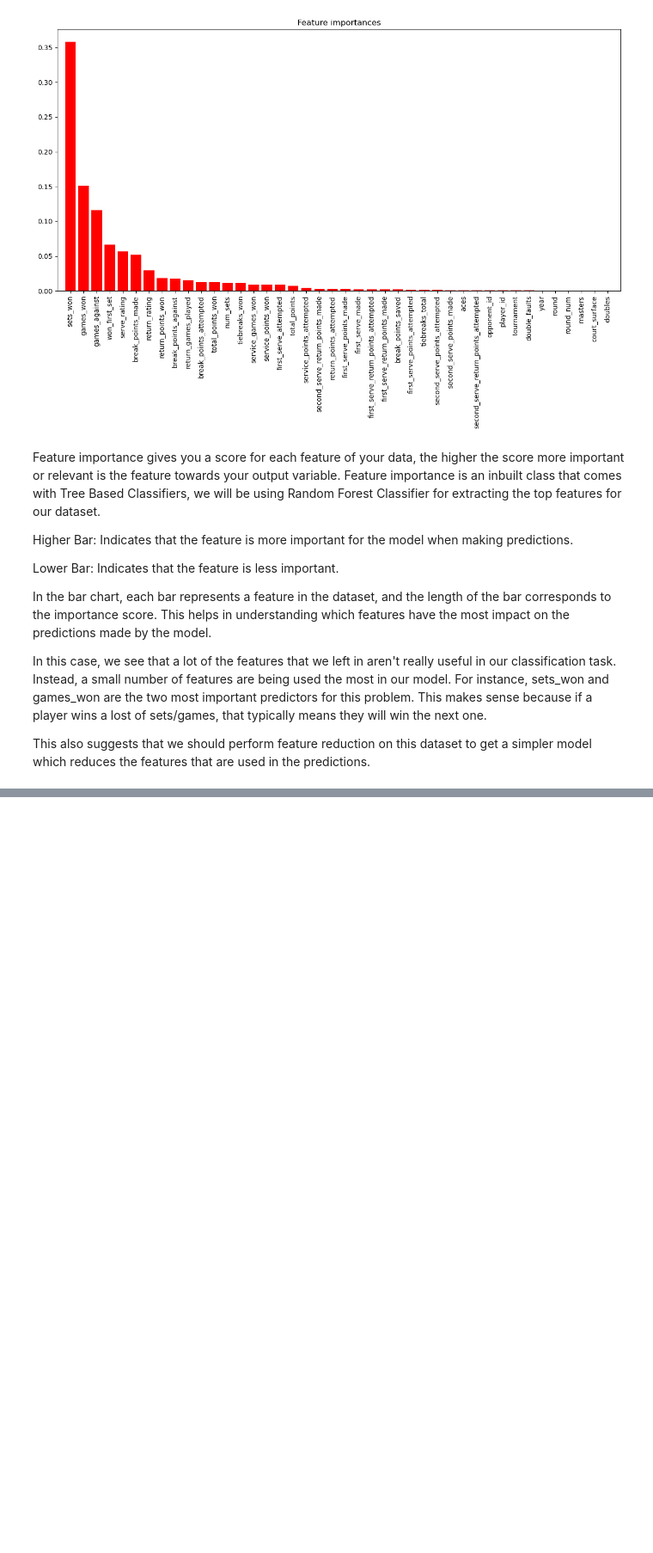
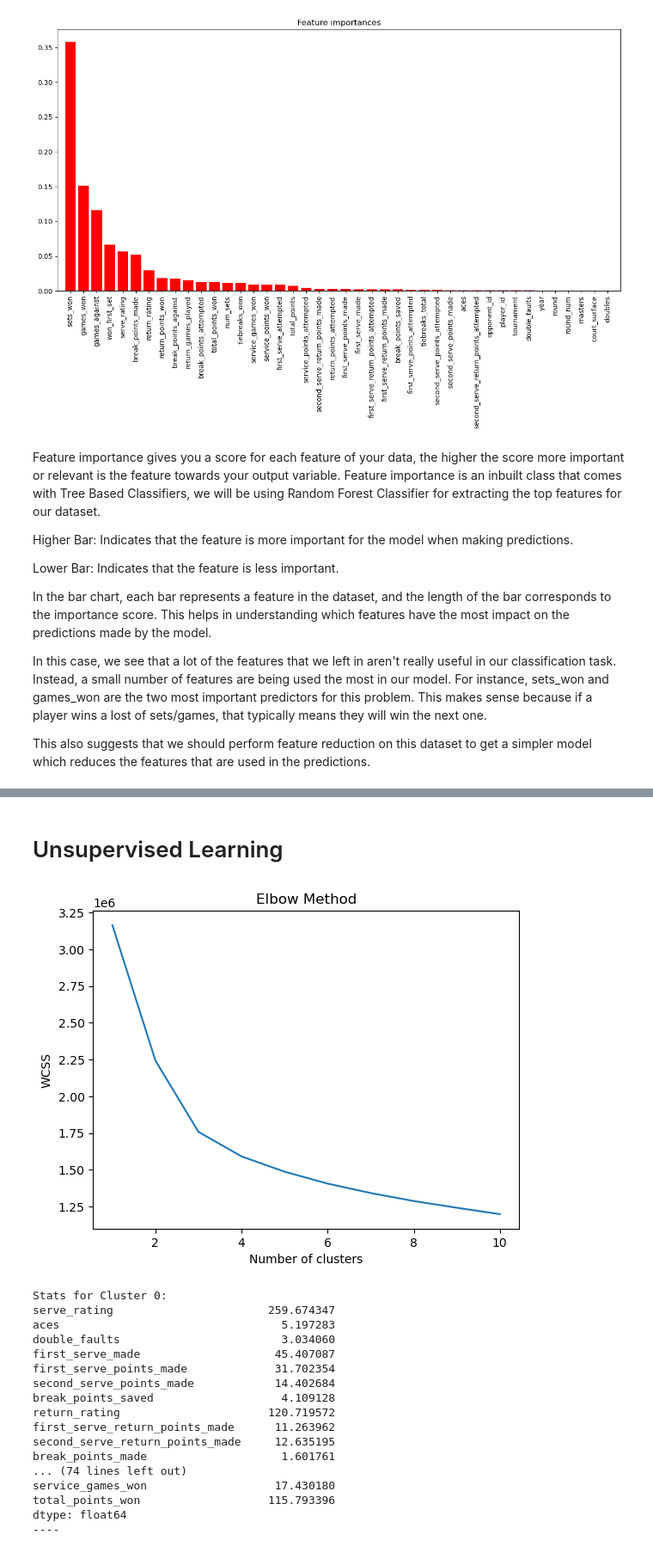
Before and after one commit to sujayjag/MLProjectCode, a Jupyter notebook: Tennis Dataset Model.ipynb, the cells around one changed output, grey strips where cells are left out. Shown: that part at 86% size. Saved outputs shown, nothing was run; the diff lists cells and outputs as text; code cells hidden in the pictures; blank space fills up the shorter version.

Commit message:
added xgboost and K-means clustering

```diff
--- a/Tennis Dataset Model.ipynb
+++ b/Tennis Dataset Model.ipynb
@@ -257,0 +299,72 @@ plt.show()
+# %% [markdown]
+# Unsupervised Learning
+# %%
+import pandas as pd
+from sklearn.cluster import KMeans
+from sklearn.preprocessing import StandardScaler
+import matplotlib.pyplot as plt
+
+# Load data (assuming the data is in a CSV file named "tennis_data.csv")
+data = pd.read_csv('matches_between_2010_2018.csv')
+
+# Select relevant features
+features = ['serve_rating', 'aces', 'double_faults', 'first_serve_made',
+            'first_serve_points_made', 'second_serve_points_made', 'break_points_saved',
+            'return_rating', 'first_serve_return_points_made', 'second_serve_return_points_made',
+            'break_points_made', 'games_won', 'games_against', 'service_games_won',
+            'total_points_won']
+
+# Extract the features
+X = data[features]
+
+# Normalize the features
+scaler = StandardScaler()
+X_scaled = scaler.fit_transform(X)
+
+# Determine the optimal number of clusters using the Elbow method
+wcss = []
+for i in range(1, 11):
+    kmeans = KMeans(n_clusters=i, init='k-means++', random_state=42)
+    kmeans.fit(X_scaled)
+    wcss.append(kmeans.inertia_)
+
+# Plot the Elbow method result
+plt.plot(range(1, 11), wcss)
+plt.title('Elbow Method')
+plt.xlabel('Number of clusters')
+plt.ylabel('WCSS')
+plt.show()
+
+# Assuming optimal number of clusters from the plot is 'k'
+k = 5  # Replace with the number you determine
+kmeans = KMeans(n_clusters=k, init='k-means++', random_state=42)
+clusters = kmeans.fit_predict(X_scaled)
+
+# Add the cluster information to the original data
+data['Cluster'] = clusters
+
+# Analyze the clusters
+for i in range(k):
+    cluster_data = data[data['Cluster'] == i]
+    print(f"Stats for Cluster {i}:")
+    print(cluster_data[features].mean())
+    print("----")
+# %% [output]
+[figure, added]
+Stats for Cluster 0:
+serve_rating                       259.674347
+aces                                 5.197283
+double_faults                        3.034060
+first_serve_made                    45.407087
+first_serve_points_made             31.702354
+second_serve_points_made            14.402684
+break_points_saved                   4.109128
+return_rating                      120.719572
+first_serve_return_points_made      11.263962
+second_serve_return_points_made     12.635195
+break_points_made                    1.601761
+... (74 lines left out)
+service_games_won                   17.430180
+total_points_won                   115.793396
+dtype: float64
+----
```
Also changed, not shown: parts of 11 cells of this notebook.
